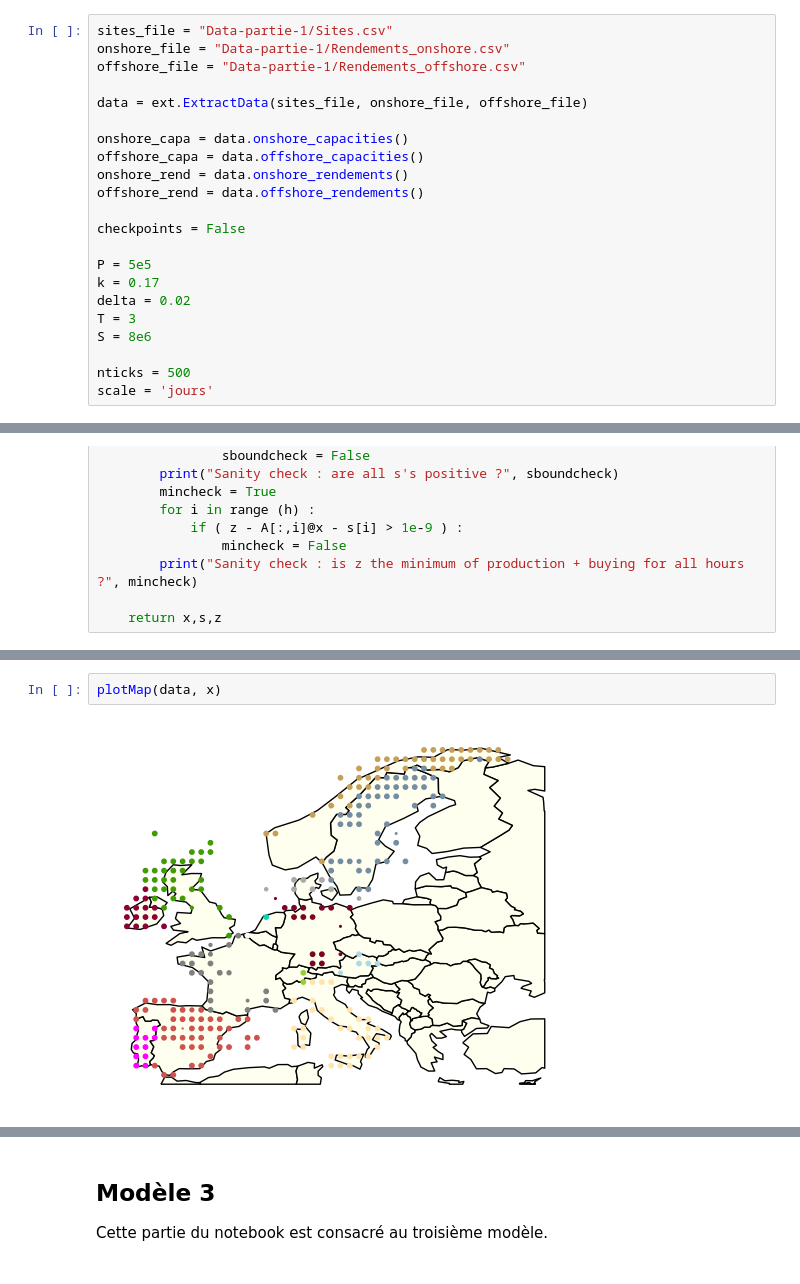
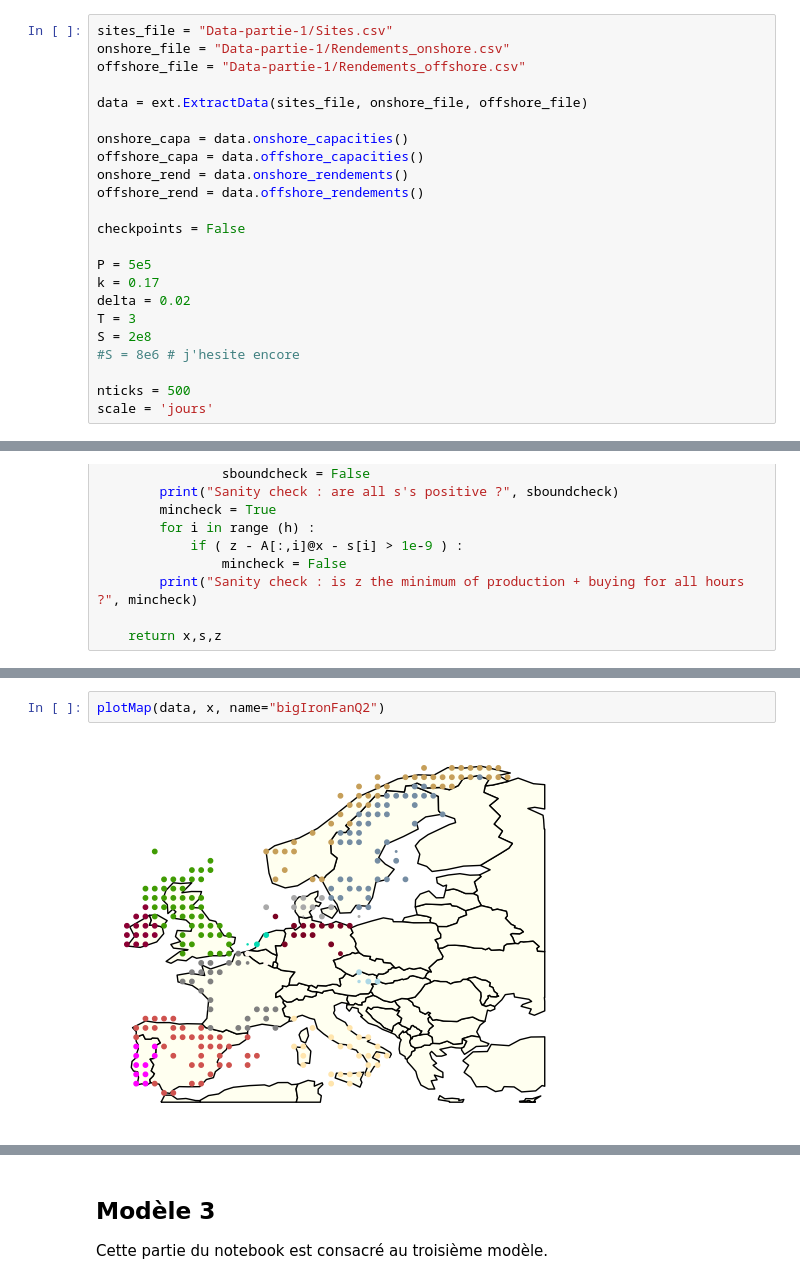
Before and after one commit to igivotron/LINMA1702, a Jupyter notebook: LINMA1702.ipynb, the cells around one changed output, grey strips where cells are left out. Drawn from its saved outputs; the diff is of its cells as text.

```diff
--- a/LINMA1702.ipynb
+++ b/LINMA1702.ipynb
@@ -38,7 +38,8 @@ P = 5e5
 k = 0.17
 delta = 0.02
 T = 3
-S = 8e6
+S = 2e8
+#S = 8e6 # j'hesite encore
 
 nticks = 500
 scale = 'jours'
@@ -368,4 +371,4 @@ graph_energy(sol.E, nticks = nticks, scale = scale, E_name = "graphe-eng")
 # %%
-plotMap(data, x)
+plotMap(data, x, name="bigIronFanQ2")
 # %% [output]
-[figure, old version]
+[figure, new version]
```
Also changed, not shown: parts of 10 cells of this notebook, 2 other files.
